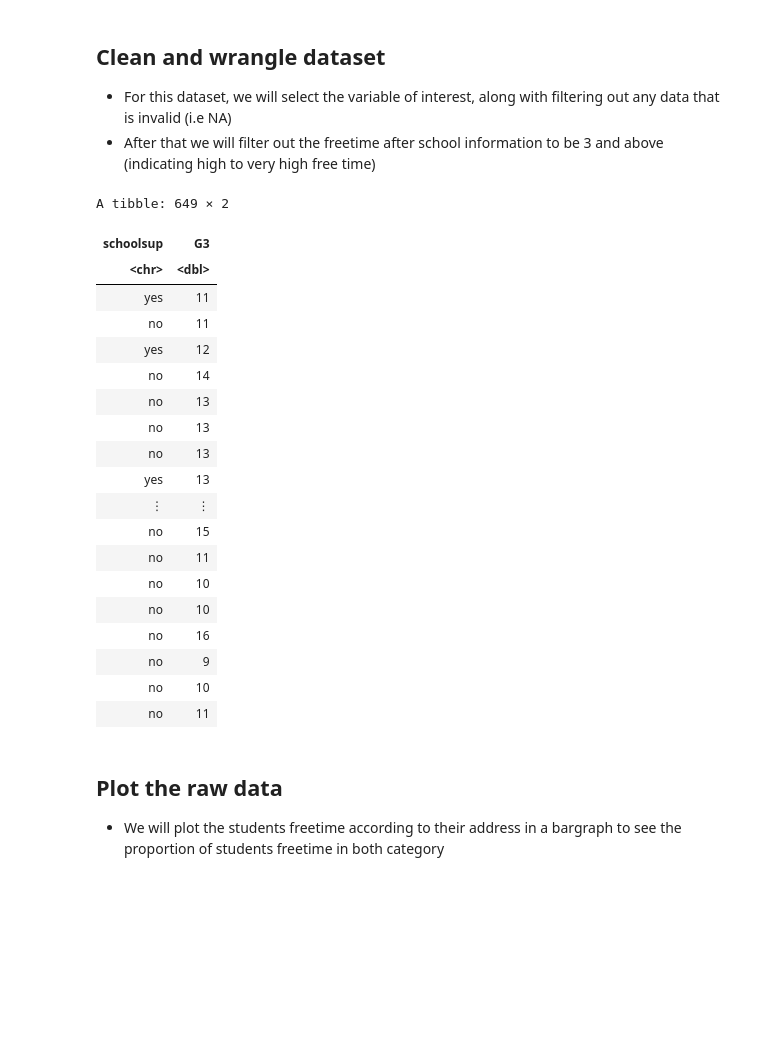
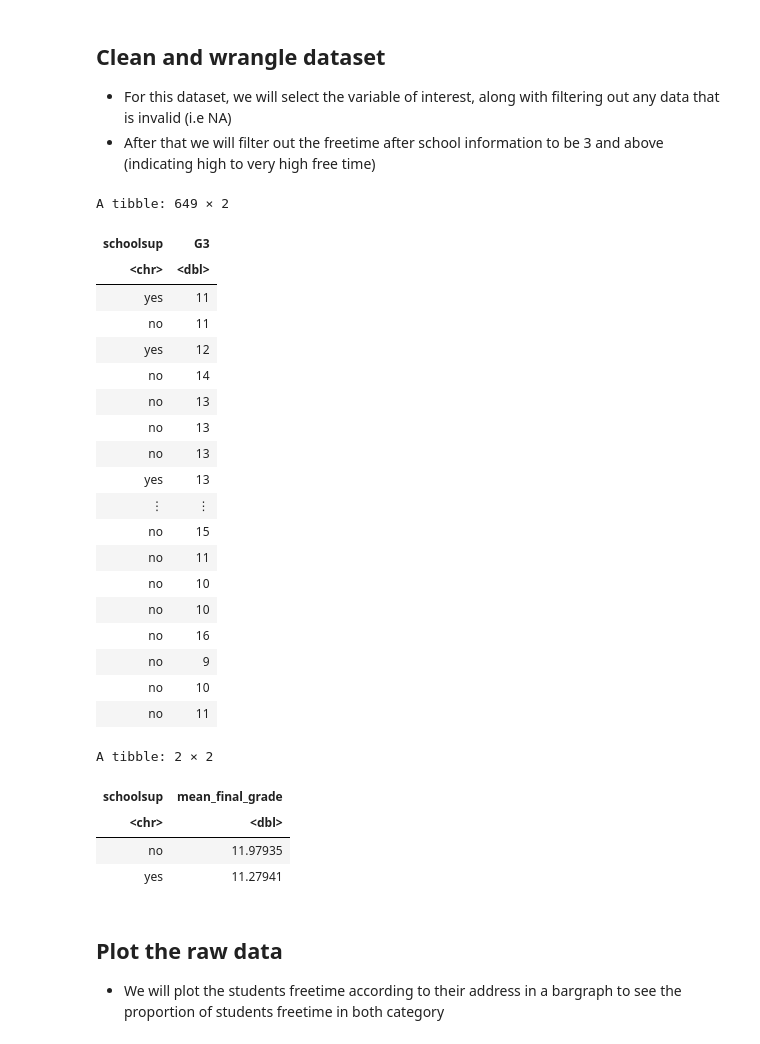
Before and after one commit to emeraldnqa/Connecting-In-School-Support-to-Student-Learning-and-Success-, a Jupyter notebook: project proposal.ipynb, the cells around one changed output. Cells and saved outputs as stored; diff of their text form; code cells hidden in the pictures; blank space fills up the shorter version.

```diff
--- a/project proposal.ipynb
+++ b/project proposal.ipynb
@@ -114,33 +84,40 @@ A spec_tbl_df: 649 × 33
 - For this dataset, we will select the variable of interest, along with filtering out any data that is invalid (i.e NA)
 - After that we will filter out the freetime after school information to be 3 and above (indicating high to very high free time)
 # %%
-select_student <- student%>%
-                  select(schoolsup,G3)
-select_student
-summary_student <- select_student%>%
+clean_student <- student %>%
+                  select(schoolsup,G3)%>%
+                  filter(!is.na(schoolsup),!is.na(G3))
+clean_student
+summary_student <- clean_student %>%
                    group_by(schoolsup)%>%
-                   summarize(mean_grade = mean(G3))
+                   summarize(mean_final_grade = mean(G3))
+summary_student
 # %% [output]
 A tibble: 649 × 2
 | schoolsup | G3 |
 | <chr> | <dbl> |
 | yes | 11 |
 | no | 11 |
 | yes | 12 |
 | no | 14 |
 | no | 13 |
 | no | 13 |
 | no | 13 |
 | yes | 13 |
 | ⋮ | ⋮ |
 | no | 15 |
 | no | 11 |
 | no | 10 |
 | no | 10 |
 | no | 16 |
 | no | 9 |
 | no | 10 |
 | no | 11 |
+A tibble: 2 × 2
+| schoolsup | mean_final_grade |
+| <chr> | <dbl> |
+| no | 11.97935 |
+| yes | 11.27941 |
 # %% [markdown]
 ## Plot the raw data
 - We will plot the students freetime according to their address in a bargraph to see the proportion of students freetime in both category
```
Also changed, not shown: parts of 8 cells of this notebook.
